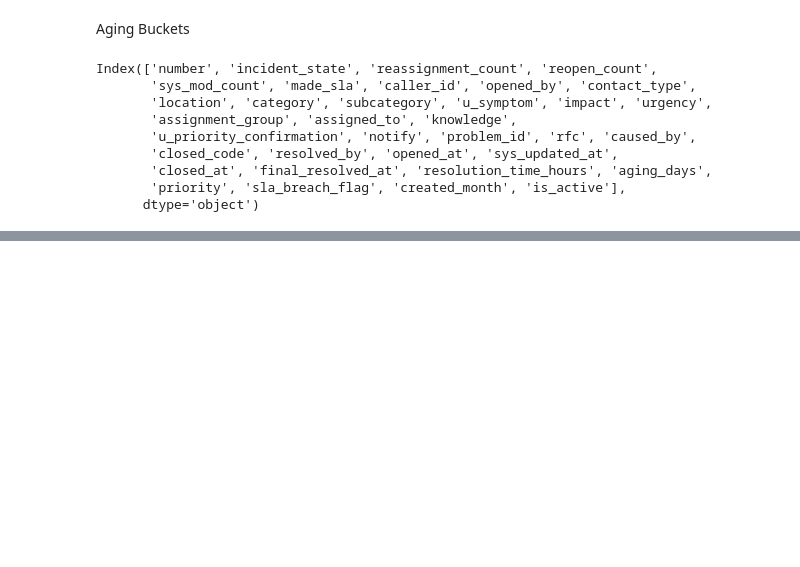
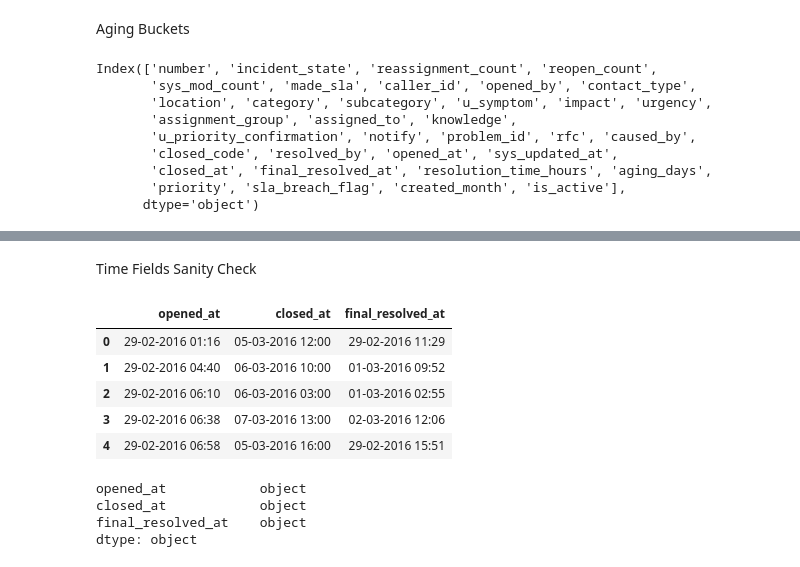
Before and after one commit to srsingh0812/itsm-incident-analytics, a Jupyter notebook: phase_4_ml/notebooks/01_data_understanding.ipynb, the cells around one changed output, grey strips where cells are left out. Cells and saved outputs as stored; diff of their text form; code cells hidden in the pictures; blank space fills up the shorter version.

```diff
--- a/phase_4_ml/notebooks/01_data_understanding.ipynb
+++ b/phase_4_ml/notebooks/01_data_understanding.ipynb
@@ -75,0 +198,19 @@ Index(['number', 'incident_state', 'reassignment_count', 'reopen_count',
+# %% [markdown]
+Time Fields Sanity Check
+# %%
+df[['opened_at', 'closed_at', 'final_resolved_at']].head()
+# %% [output]
+|  | opened_at | closed_at | final_resolved_at |
+| 0 | 29-02-2016 01:16 | 05-03-2016 12:00 | 29-02-2016 11:29 |
+| 1 | 29-02-2016 04:40 | 06-03-2016 10:00 | 01-03-2016 09:52 |
+| 2 | 29-02-2016 06:10 | 06-03-2016 03:00 | 01-03-2016 02:55 |
+| 3 | 29-02-2016 06:38 | 07-03-2016 13:00 | 02-03-2016 12:06 |
+| 4 | 29-02-2016 06:58 | 05-03-2016 16:00 | 29-02-2016 15:51 |
+# %%
+#check datatypes
+df[['opened_at', 'closed_at', 'final_resolved_at']].dtypes
+# %% [output]
+opened_at            object
+closed_at            object
+final_resolved_at    object
+dtype: object
```
Also changed, not shown: parts of 23 cells of this notebook.
